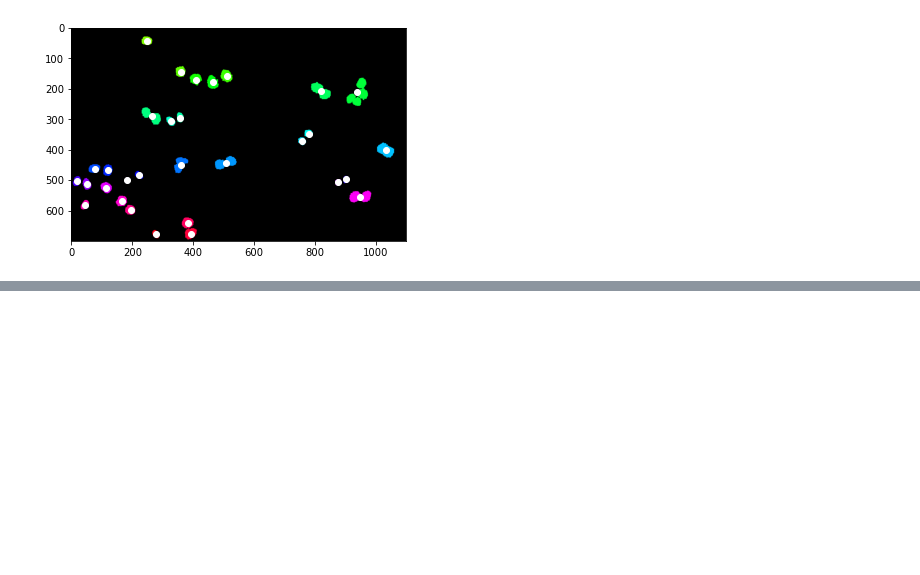
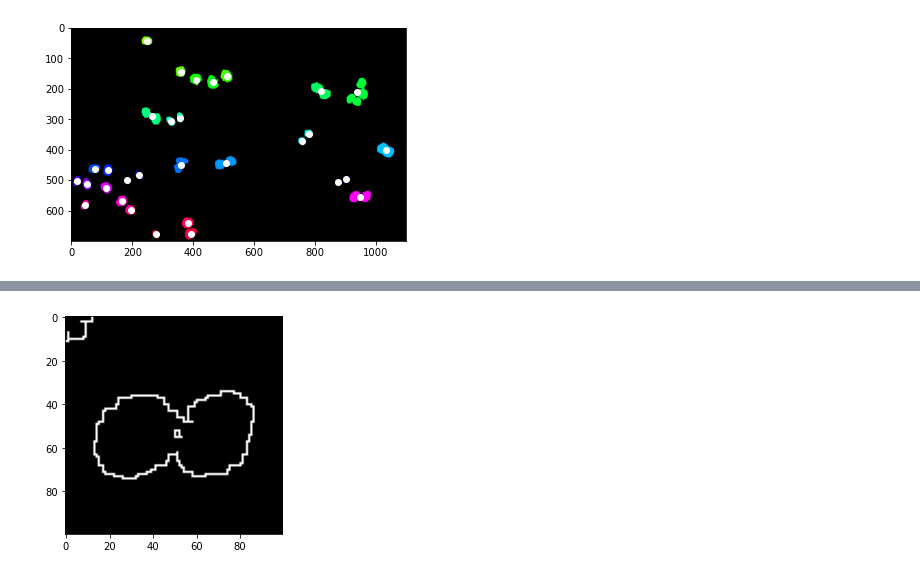
Before and after one commit to moates695/cs9517_Group_Project, a Jupyter notebook: marcus/preprocess.ipynb, the cells around one changed output, grey strips where cells are left out. Saved outputs shown, nothing was run; the diff lists cells and outputs as text; code cells hidden in the pictures; blank space fills up the shorter version.

```diff
--- a/marcus/preprocess.ipynb
+++ b/marcus/preprocess.ipynb
@@ -380,0 +423,4 @@ plt_rgb_img_scatter(cs, pts_labels)
+# %%
+show(create_img(img_contours)[500:600,900:1000])
+# %% [output]
+[figure, added]
```
Also changed, not shown: parts of 36 cells of this notebook.
